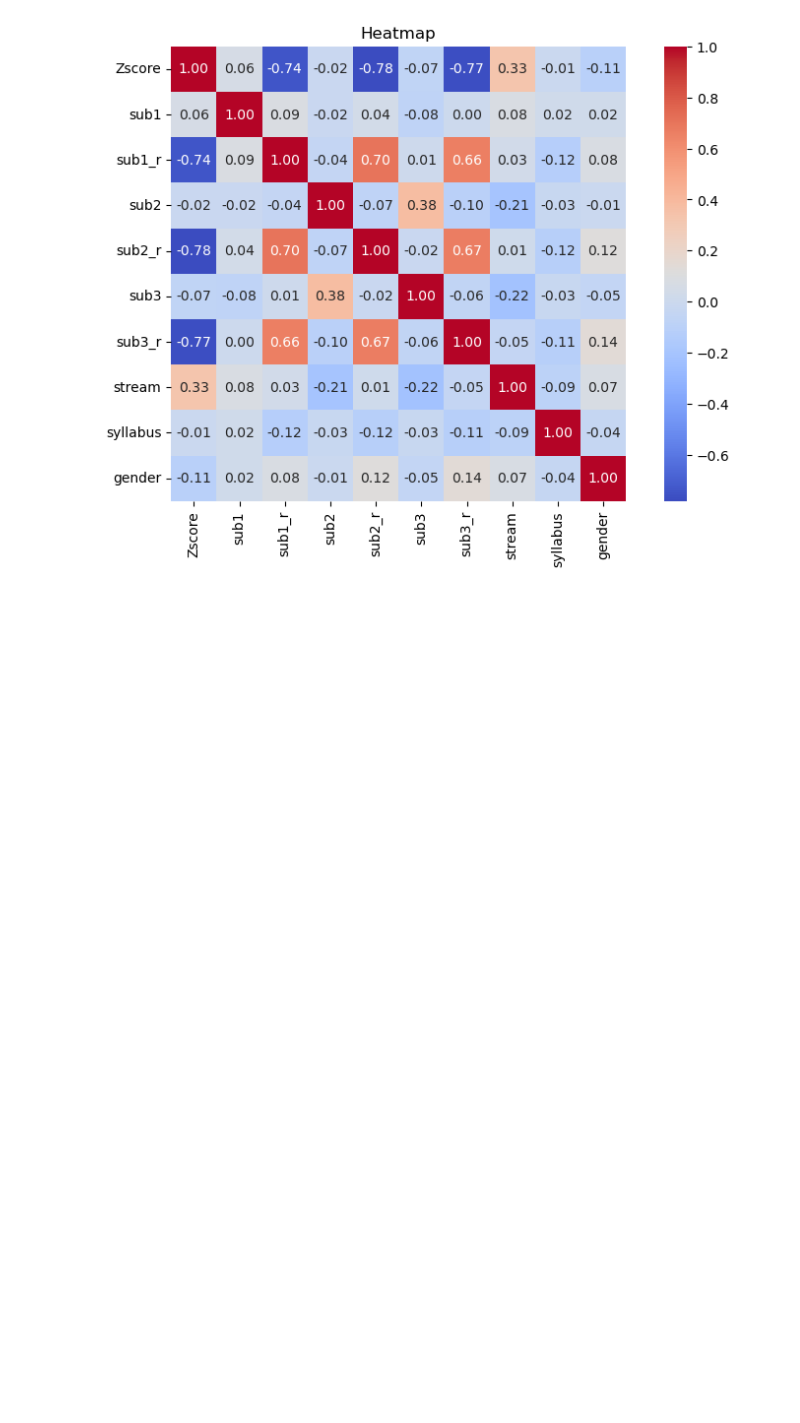
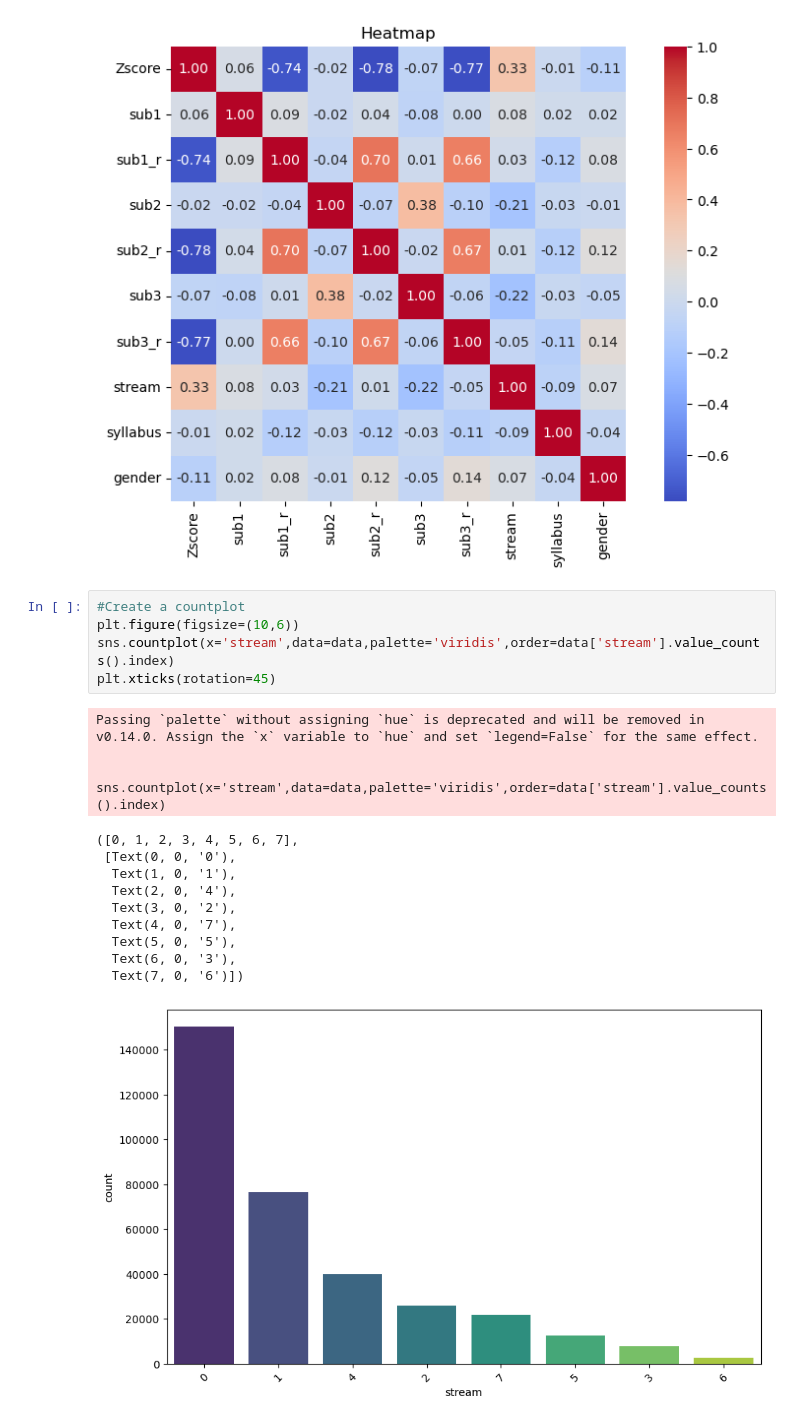
Before and after one commit to Devnath03/Machine_Learning_End-to-End_Models, a Jupyter notebook: Z-Score_Prediction/Z-Score.ipynb, the cells around one changed output. Saved outputs shown, nothing was run; the diff lists cells and outputs as text; blank space fills up the shorter version.

Commit message:
#Create a countplot

```diff
--- a/Z-Score_Prediction/Z-Score.ipynb
+++ b/Z-Score_Prediction/Z-Score.ipynb
@@ -221,3 +221,22 @@ plt.title("Heatmap")
 plt.show()
 # %% [output]
 [figure]
+# %%
+#Create a countplot
+plt.figure(figsize=(10,6))
+sns.countplot(x='stream',data=data,palette='viridis',order=data['stream'].value_counts().index)
+plt.xticks(rotation=45)
+# %% [output]
+Passing `palette` without assigning `hue` is deprecated and will be removed in v0.14.0. Assign the `x` variable to `hue` and set `legend=False` for the same effect.
+
+  sns.countplot(x='stream',data=data,palette='viridis',order=data['stream'].value_counts().index)
+([0, 1, 2, 3, 4, 5, 6, 7],
+ [Text(0, 0, '0'),
+  Text(1, 0, '1'),
+  Text(2, 0, '4'),
+  Text(3, 0, '2'),
+  Text(4, 0, '7'),
+  Text(5, 0, '5'),
+  Text(6, 0, '3'),
+  Text(7, 0, '6')])
+[figure, added]
```
